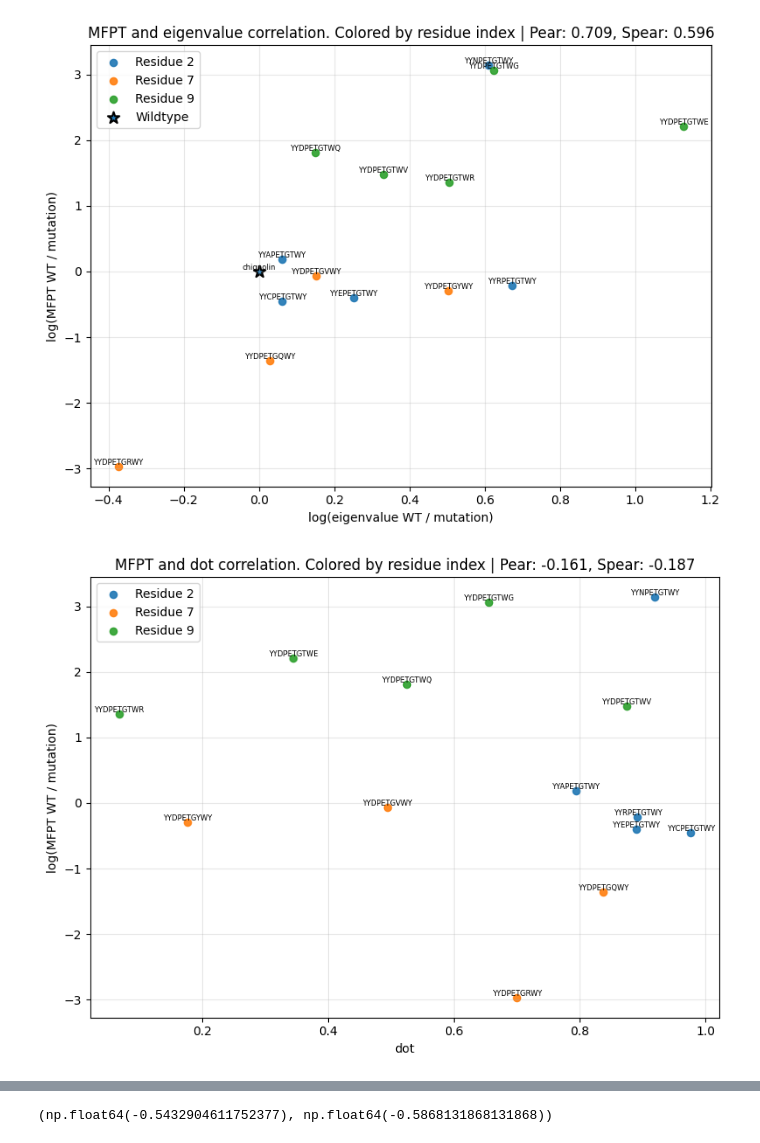
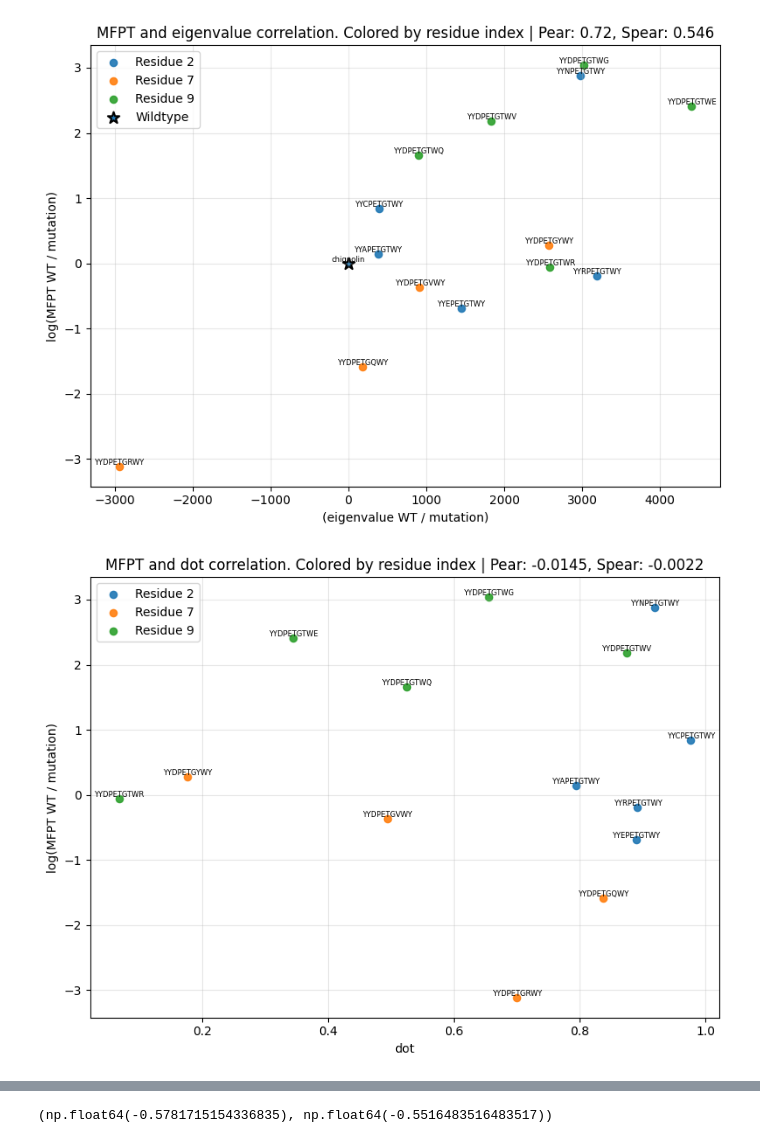
Before and after one commit to MendelsResearchGroup/guiding-peptide-kinetics, a Jupyter notebook: src/fpt.ipynb, the cells around one changed output, grey strips where cells are left out. Cells and saved outputs as stored; diff of their text form; code cells hidden in the pictures.

Commit message:
Save slower pace new data

```diff
--- a/src/fpt.ipynb
+++ b/src/fpt.ipynb
@@ -25,7 +25,7 @@ def read_colvar_with_fields(path):
 
 for protein in proteins:
     base_path = Path(f"../data/{protein}/output")
-    for i in range(5000, 5100):
+    for i in range(4000, 4200):
         index_str = f"{i:03}"
         run_path = base_path / f"run_{index_str}" / f"HLDA_COLVAR_{index_str}"
         try:
@@ -194,7 +181,7 @@ def collect_df(all_mfpt, th: float, sample_size: int):
         if short is None:
             raise ValueError(f"Unknown mutation: {long_name}")
         s = np.sort(np.array(all_mfpt[long_name][th]))[:sample_size]
-        mfpt, lim = estimateMFPT(s, 5)
+        mfpt, lim = estimateMFPT(s, 10)
         print(f"{long_name} ({short}): {(mfpt * 1e-6):.4g} us, extra: {lim:.4g}")
 
         dot = dot_data['full_evec_dot'].get(short, None)
@@ -222,7 +209,7 @@ def color_map(keys):
     return {k: next(base) for k in keys}
 
 sample_size = 200
-th = thresholds[-1]
+th = thresholds[5]
 
 
 # with open("../data/mfpt-pace=5000.pkl", "rb") as f:
@@ -230,7 +217,7 @@ th = thresholds[-1]
 
 # df = collect_df(all_mfpt, th, sample_size)
 
-with open("../data/mfpt.pkl", "rb") as f:
+with open("../data/mfpt-pace=25000.pkl", "rb") as f:
     all_mfpt = pickle.load(f)
 
 df = collect_df(all_mfpt, th, sample_size)
@@ -267,7 +254,7 @@ def plot_mfpt_corr(df, prop_col, wt_label='Wildtype', group_col='residue_idx',
         if use_log:
             if wt <= 0 or np.any(arr <= 0):
                 raise ValueError(f"Nonpositive values in '{prop_col}' — log undefined.")
-            return np.log(wt / arr)
+            return wt - arr
         return wt - arr
 
     x_all = ratio_or_raw(wt_prop, df[prop_col].to_numpy(), log_prop)
@@ -287,33 +274,33 @@ def plot_mfpt_corr(df, prop_col, wt_label='Wildtype', group_col='residue_idx',
             plt.text(xv, yv, name, fontsize=6, ha='center', va='bottom')
 
     for k in res_keys:
         sub = df[df[group_col] == k]
         x = ratio_or_raw(wt_prop, sub[prop_col].to_numpy(), log_prop)
         y = np.log(wt_mfpt / sub['mfpt'].to_numpy())
         plt.scatter(x, y, label=f"Residue {k}", s=35, alpha=0.9, c=res_colors.get(k))
 
     if not pd.isna(wt_prop):
         plt.scatter(0 if log_prop else wt_prop, 0, s=100, marker='*',
                     edgecolors='k', linewidths=1.5, label=wt_label)
 
-    xlabel = (f'{"log" if log_prop else ""}({prop_col} WT / mutation)'
+    xlabel = (f'({prop_col} WT / mutation)'
               if log_prop and not pd.isna(wt_prop)
               else prop_col)
     plt.xlabel(xlabel)
     plt.ylabel('log(MFPT WT / mutation)')
     t = f" | Th={th:.3g}" if th is not None else ""
     plt.title(f"MFPT and {prop_col} correlation. Colored by residue index | Pear: {pearson:.3g}, Spear: {spearman:.3g}{t}")
     plt.legend()
     plt.grid(True, alpha=0.3)
     plt.tight_layout()
     plt.show()
 
     return pearson, spearman
 
 
 plot_mfpt_corr(df, 'eigenvalue', annotate=True)
 plot_mfpt_corr(df, 'dot', annotate=True)
 plot_mfpt_corr(df, 'avg_change_diff', annotate=True)
 # %% [output]
-[figure, old version]
+[figure, new version]
-[figure, old version]
+[figure, new version]
@@ -321,4 +308,4 @@ plot_mfpt_corr(df, 'avg_change_diff', annotate=True)
-(np.float64(-0.5432904611752377), np.float64(-0.5868131868131868))
+(np.float64(-0.5781715154336835), np.float64(-0.5516483516483517))
 # %%
 
 wt_mfpt = float(df.loc['Wildtype', 'mfpt'])
```
Also changed, not shown: parts of 7 cells of this notebook, 2 other files.
